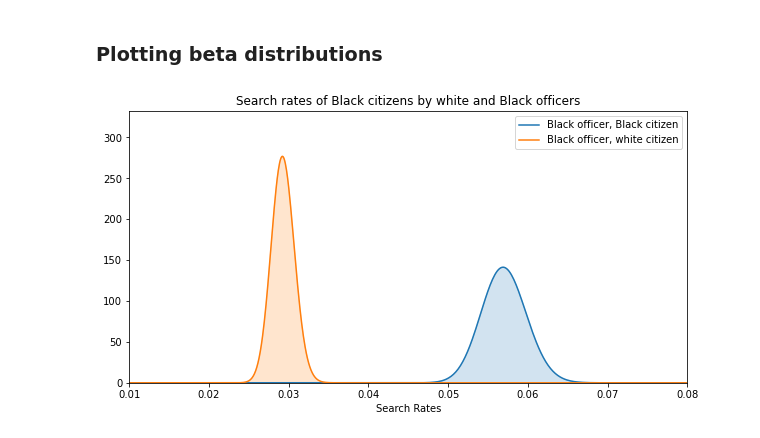
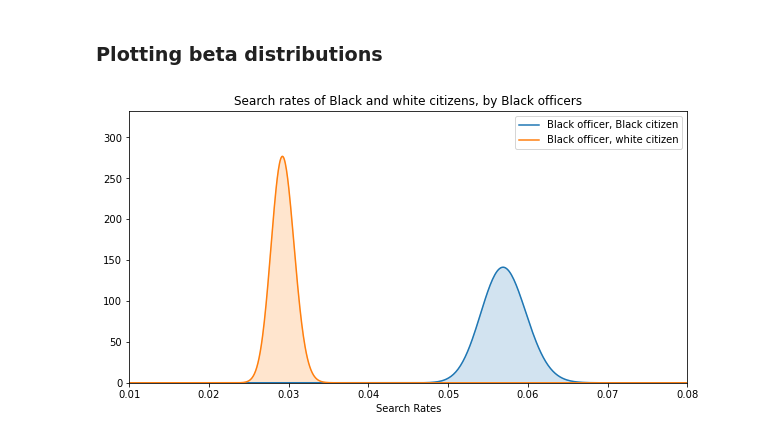
Before and after one commit to henryhoenig/race_louisville_traffic_stops, a Jupyter notebook: exploring_data.ipynb, the cells around one changed output. Drawn from its saved outputs; the diff is of its cells as text; code cells hidden in the pictures.

Commit message:
fixes title

```diff
--- a/exploring_data.ipynb
+++ b/exploring_data.ipynb
@@ -581,16 +581,16 @@ ax.set_xlim(0.03,0.12);
 # %%
 fig, ax = plt.subplots(1, 1, figsize=(10, 5))
 #def plot_beta(alpha, beta, ax, dist, title=None, label=None):
 
 Black_Black_dist, bb_alpha, bb_beta = a_b_Black_searches('Black', 'Black')
 Black_white_dist, bw_alpha, bw_beta = a_b_Black_searches('Black', 'white')
 plot_beta(bb_alpha, bb_beta, ax, Black_Black_dist, title=title, label="Black officer, Black citizen")
 plot_beta(bw_alpha, bw_beta, ax, Black_white_dist, title=None, label="Black officer, white citizen")
 
 # title, etc
 ax.set_xlabel("Search Rates")
-title='Search rates of Black citizens by white and Black officers'
+title='Search rates of Black and white citizens, by Black officers'
 ax.legend()
 ax.set_xlim(0.01,0.08);
 # %% [output]
-[figure, old version]
+[figure, new version]
```
